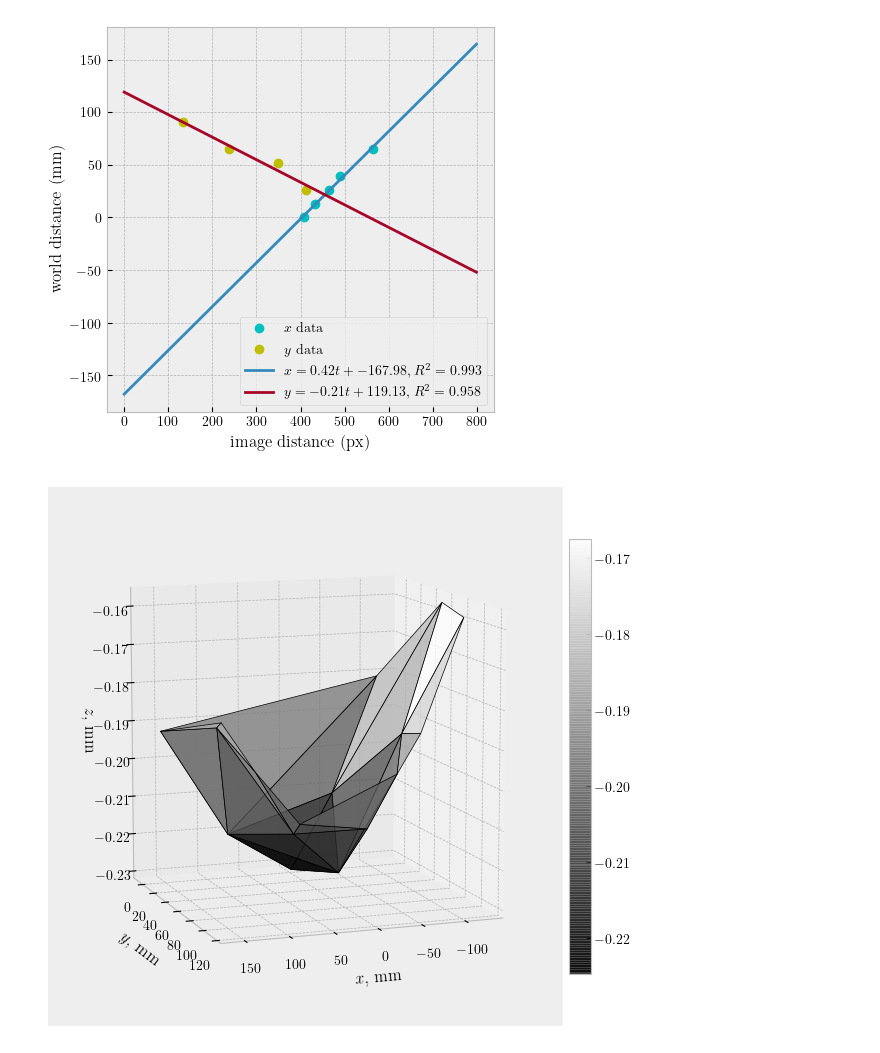
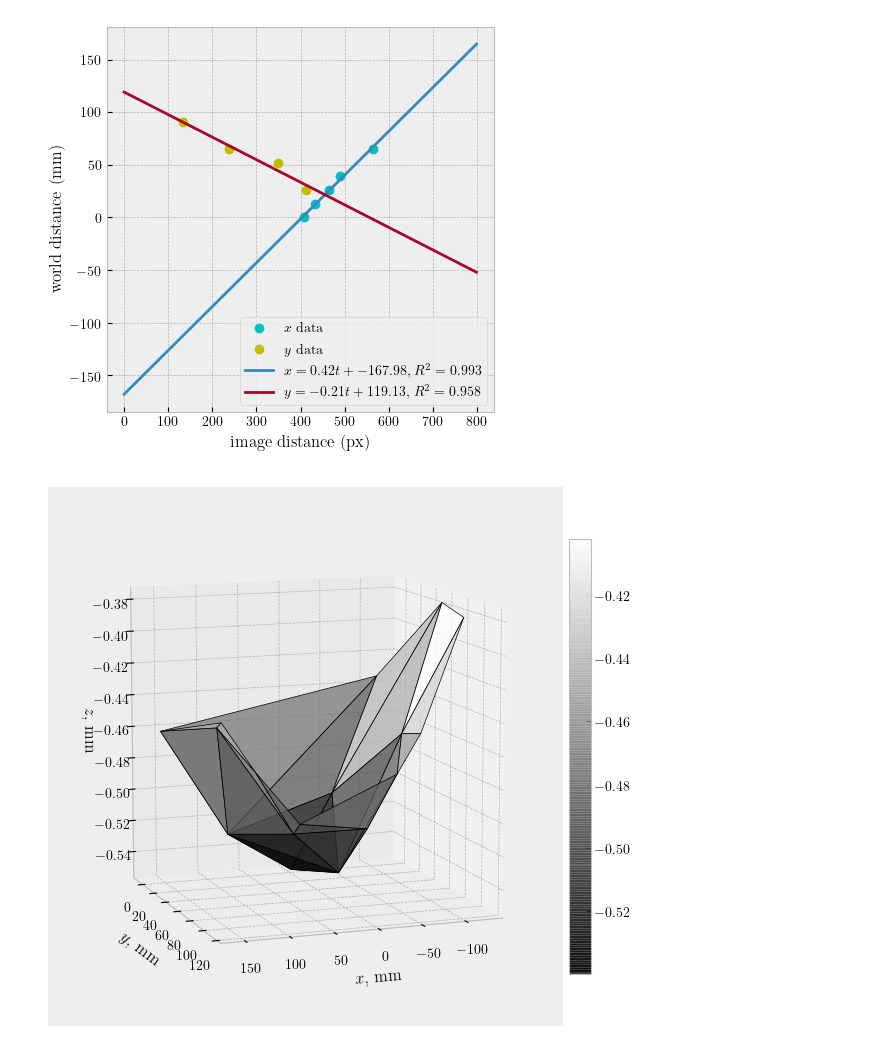
Before and after one commit to kvdomingo/AP187, a Jupyter notebook: Activity 12 - Stereometry/187-12.ipynb, the cells around one changed output. Saved outputs shown, nothing was run; the diff lists cells and outputs as text; code cells hidden in the pictures.

```diff
--- a/Activity 12 - Stereometry/187-12.ipynb
+++ b/Activity 12 - Stereometry/187-12.ipynb
@@ -134,21 +133,22 @@ plt.show()
 def fZ(x1, x2):
     return b*f/(x2 - x1)
 
-z = fZ(x1[:,0], x2[:,0])
+z = fZ(mx*x1[:,0] + bx, mx*x2[:,0] + bx)
 # %%
 # Plot reconstructed 3D shape (automatic interpolation via Delaunay triangulation)
 fig = plt.figure(figsize=(7,7))
 ax = fig.add_subplot(111, projection='3d')
 surf = ax.plot_trisurf(mx*x1[:,0] + bx,
                        my*x1[:,1] + by,
                        z,
                        cmap='gray', edgecolor='k', lw=0.5, alpha=0.75)
 ax.set_xlabel('$x$, mm')
 ax.set_ylabel('$y$, mm')
 ax.set_zlabel('$z$, mm')
 fig.colorbar(surf, pad=0.01, fraction=0.04)
-ax.view_init(elev=10, azim=70)
-# plt.savefig('10_70.png', dpi=300, bbox_inches='tight')
+for i, (e, a) in enumerate(zip([90, 30, 30, 10], [90, 120, 70, 70])):
+    ax.view_init(elev=e, azim=a)
+    plt.savefig('%s_%s.png'%(e,a), dpi=300, bbox_inches='tight')
 plt.show()
 # %% [output]
-[figure, old version]
+[figure, new version]
```
Also changed, not shown: parts of 1 cell of this notebook, 4 other files.
